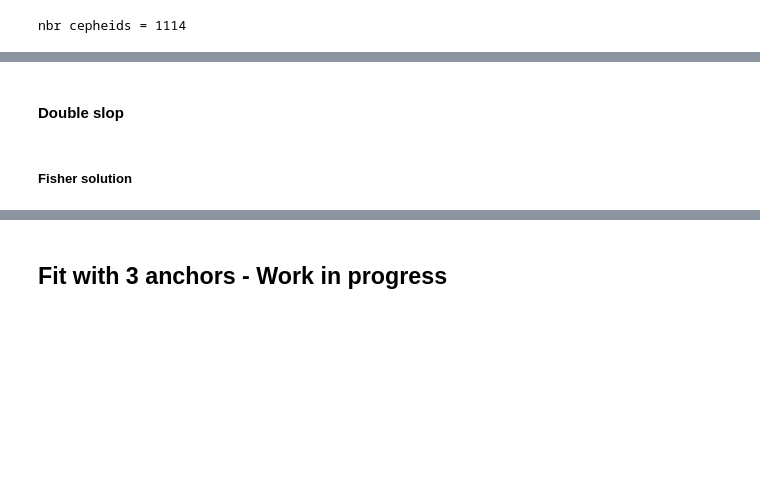
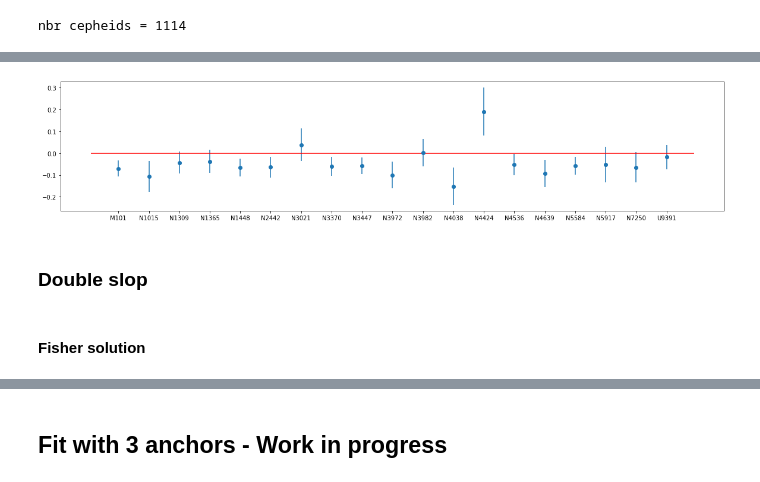
Before and after one commit to bastiencarreres/H0_work, a Jupyter notebook: H0_meas_R16.ipynb, the cells around one changed output, grey strips where cells are left out. Saved outputs shown, nothing was run; the diff lists cells and outputs as text; code cells hidden in the pictures; blank space fills up the shorter version.

```diff
--- a/H0_meas_R16.ipynb
+++ b/H0_meas_R16.ipynb
@@ -191,7 +193,7 @@ for i,host in enumerate(sn_host):
 
     y_ceph[n_ceph_cumsum[i]:n_ceph_cumsum[i+1]]= selec_ceph['mw']
 
-    cov_ceph[n_ceph_cumsum[i]:n_ceph_cumsum[i+1]] = pw(selec_ceph['sigTot'],2) + 0.02
+    cov_ceph[n_ceph_cumsum[i]:n_ceph_cumsum[i+1]] = pw(selec_ceph['sigTot'],2)
 
 ###################
 #NGC 4258 CEPHEIDS#
@@ -204,4 +206,4 @@ L_4258[:,-2] = np.log10(selec_ceph['Per'])
 L_4258[:,-1] = selec_ceph['[O/H]'] - 8.66
 
 y_4258 = selec_ceph['mw']
-cov_4258 = pw(selec_ceph['sigTot'],2) + 0.02
+cov_4258 = pw(selec_ceph['sigTot'],2)
@@ -207,0 +235,3 @@ cov_4258 = pw(selec_ceph['sigTot'],2) + 0.02
+# %%
+for i,name in enumerate(sn_host):
+    print(f"delta_mu_{name} = {res[i]:.3f} +/- {err_fit[i]:.3f}")
@@ -380,7 +588,7 @@ for i,host in enumerate(sn_host):
     L_ceph[n_ceph_cumsum[i]:n_ceph_cumsum[i+1],i] = 1
     L_ceph[n_ceph_cumsum[i]:n_ceph_cumsum[i+1],-4] = 1
     L_ceph[n_ceph_cumsum[i]:n_ceph_cumsum[i+1],-3] = np.log10(selec_ceph['Per'])
-    L_ceph[n_ceph_cumsum[i]:n_ceph_cumsum[i+1],-2] = selec_ceph['[O/H]'] - 8.66
+    L_ceph[n_ceph_cumsum[i]:n_ceph_cumsum[i+1],-2] = selec_ceph['[O/H]'] - 8.9
 
     L_sn[i,i] = 1
     L_sn[i,-1] = 1
@@ -399,7 +607,7 @@ n_4258 = len(selec_ceph)
 L_4258 = np.zeros((n_4258,n_sn+n_params))
 L_4258[:,-4] = 1
 L_4258[:,-3] = np.log10(selec_ceph['Per'])
-L_4258[:,-2] = selec_ceph['[O/H]'] - 8.66
+L_4258[:,-2] = selec_ceph['[O/H]'] - 8.9
 
 y_4258 = selec_ceph['mw']
 cov_4258 = pw(selec_ceph['sigTot'],2)
@@ -413,7 +621,7 @@ L_M31 = np.zeros((n_M31,n_sn+n_params))
 L_M31[:,-5] = 1
 L_M31[:,-4] = 1
 L_M31[:,-3] = np.log10(selec_ceph['Per'])
-L_M31[:,-2] = selec_ceph['[O/H]'] - 8.66
+L_M31[:,-2] = selec_ceph['[O/H]'] - 8.9
 y_M31 = selec_ceph['mw']
 cov_M31 = pw(selec_ceph['sigTot'],2)
 # %%
@@ -480,18 +737,21 @@ plt.show()
 # %%
 plt.figure(figsize=(20,4))
-gals= set(data_sn_R16['Gal'])
-mu_mu4258_R = np.array([data_sn_R16[data_sn_R16['Gal']==name]['mu_i'][0] - 29.387 for name in gals])
+gals= sorted(set(data_sn_R16['Gal']))
+mu_mu4258_R = np.array([data_sn_R16[data_sn_R16['Gal']==name]['mu_i'][0] - mu_N4258 for name in gals])
 mu_mu4258_fit = chimin_simp.np_values()[:len(sn_host)]
 
 err_fit = chimin_simp.np_errors()[:len(sn_host)]
+
 plt.errorbar(np.arange(len(gals)),
-          mu_mu4258_fit - mu_mu4258_R,
+           mu_mu4258_R - mu_mu4258_fit,
           yerr=err_fit,marker='o',ls='None')
 plt.hlines(0,*xlim(),color='r')
 plt.xticks(np.arange(len(gals)), gals)
 plt.show()
+# %% [output]
+[figure, added]
 # %% [markdown]
-#### Double slop
+### Double slop
 # %%
 #res = mu_i-mu_4258, mu_M31-mu_4258, zpw4258, bw, bl, Zw, m_4258
 n_params = 6
@@ -566,7 +826,7 @@ L = np.concatenate((L_ceph, L_4258, L_M31, L_sn))
 y = np.concatenate((y_ceph, y_4258, y_M31, y_sn))
 C = np.diag(np.concatenate((cov_ceph, cov_4258, cov_M31, cov_sn)))
 # %% [markdown]
-##### Fisher solution
+#### Fisher solution
 # %%
 C_inv = np.linalg.inv(C)
 cov_res = np.linalg.inv(L.T @ C_inv @ L)
```
Also changed, not shown: parts of 57 cells of this notebook, 1 other file.
